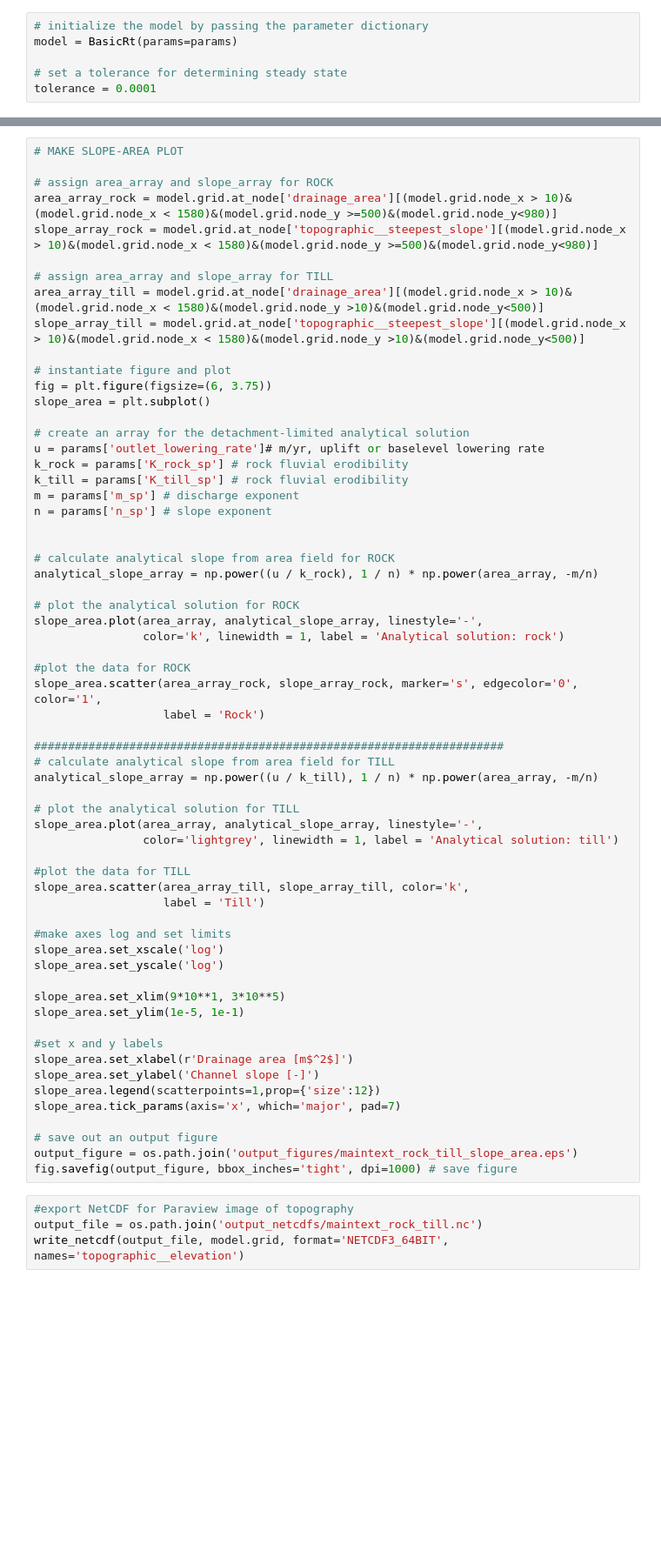
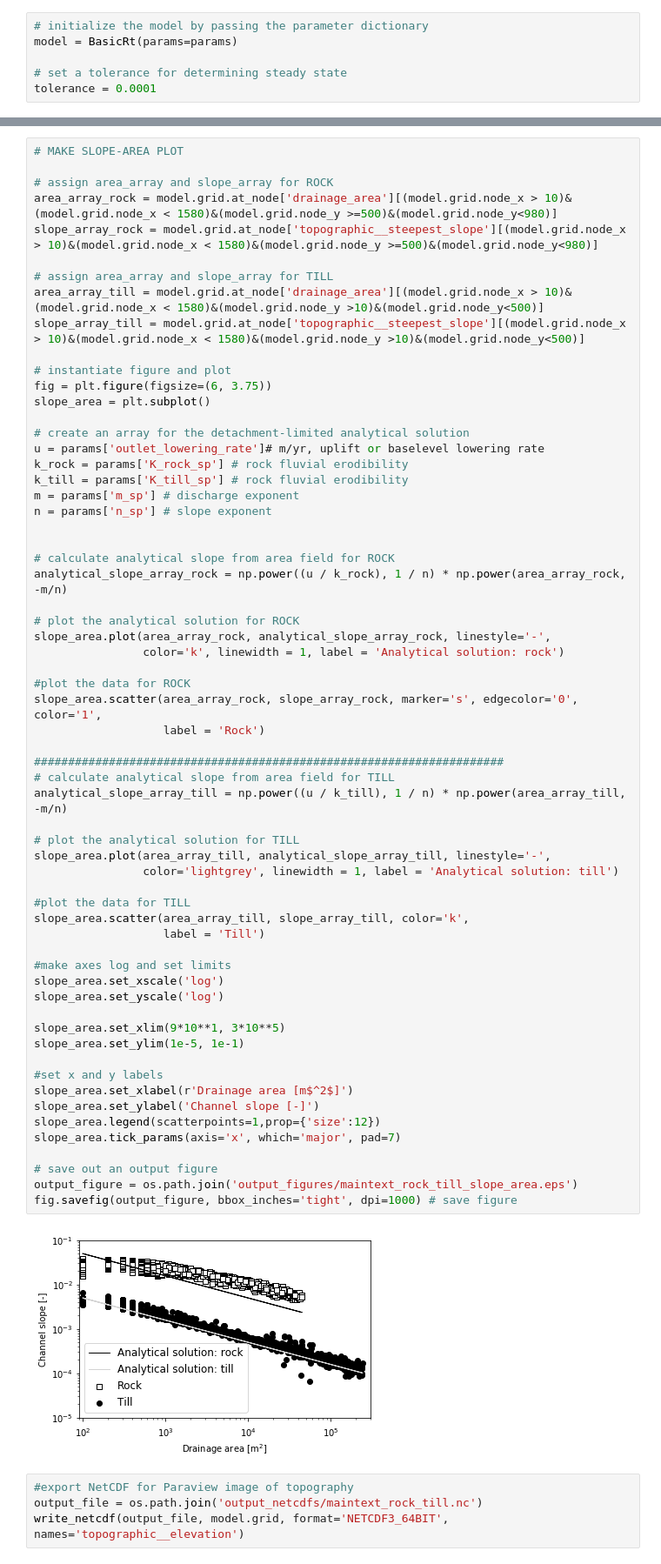
Before and after one commit to TerrainBento/examples_tests_and_tutorials, a Jupyter notebook: steady_state_solutions/notebooks/coupled_process_elements/model_800_COUPLED_steady_solution.ipynb, the cells around one changed output, grey strips where cells are left out. Shown: that part at 87% size. Saved outputs shown, nothing was run; the diff lists cells and outputs as text; blank space fills up the shorter version.

```diff
--- a/steady_state_solutions/notebooks/coupled_process_elements/model_800_COUPLED_steady_solution.ipynb
+++ b/steady_state_solutions/notebooks/coupled_process_elements/model_800_COUPLED_steady_solution.ipynb
@@ -114,44 +132,46 @@ n = params['n_sp'] # slope exponent
 
 
 # calculate analytical slope from area field for ROCK
-analytical_slope_array = np.power((u / k_rock), 1 / n) * np.power(area_array, -m/n)
+analytical_slope_array_rock = np.power((u / k_rock), 1 / n) * np.power(area_array_rock, -m/n)
 
 # plot the analytical solution for ROCK
-slope_area.plot(area_array, analytical_slope_array, linestyle='-',
+slope_area.plot(area_array_rock, analytical_slope_array_rock, linestyle='-',
                 color='k', linewidth = 1, label = 'Analytical solution: rock')
 
 #plot the data for ROCK
 slope_area.scatter(area_array_rock, slope_array_rock, marker='s', edgecolor='0', color='1',
                    label = 'Rock')
 
 #####################################################################
 # calculate analytical slope from area field for TILL
-analytical_slope_array = np.power((u / k_till), 1 / n) * np.power(area_array, -m/n)
+analytical_slope_array_till = np.power((u / k_till), 1 / n) * np.power(area_array_till, -m/n)
 
 # plot the analytical solution for TILL
-slope_area.plot(area_array, analytical_slope_array, linestyle='-',
+slope_area.plot(area_array_till, analytical_slope_array_till, linestyle='-',
                 color='lightgrey', linewidth = 1, label = 'Analytical solution: till')
 
 #plot the data for TILL
 slope_area.scatter(area_array_till, slope_array_till, color='k',
                    label = 'Till')
 
 #make axes log and set limits
 slope_area.set_xscale('log')
 slope_area.set_yscale('log')
 
 slope_area.set_xlim(9*10**1, 3*10**5)
 slope_area.set_ylim(1e-5, 1e-1)
 
 #set x and y labels
 slope_area.set_xlabel(r'Drainage area [m$^2$]')
 slope_area.set_ylabel('Channel slope [-]')
 slope_area.legend(scatterpoints=1,prop={'size':12})
 slope_area.tick_params(axis='x', which='major', pad=7)
 
 # save out an output figure
 output_figure = os.path.join('output_figures/maintext_rock_till_slope_area.eps')
 fig.savefig(output_figure, bbox_inches='tight', dpi=1000) # save figure
+# %% [output]
+[figure, added]
 # %%
 #export NetCDF for Paraview image of topography
 output_file = os.path.join('output_netcdfs/maintext_rock_till.nc')
```
Also changed, not shown: parts of 2 cells of this notebook, 4 other files.
